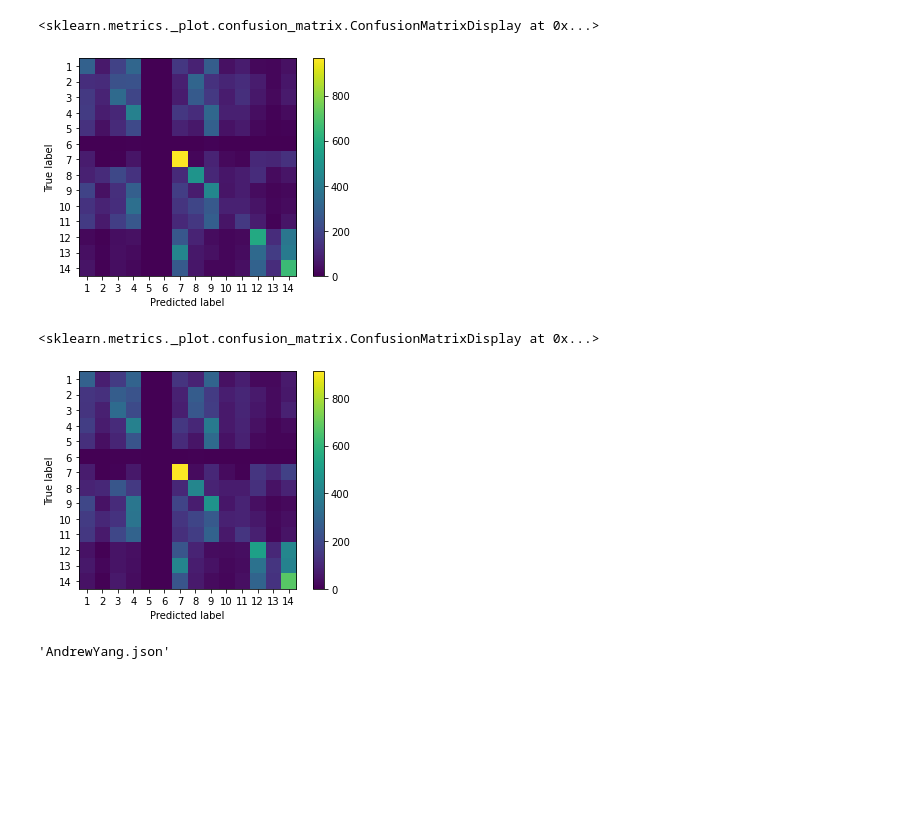
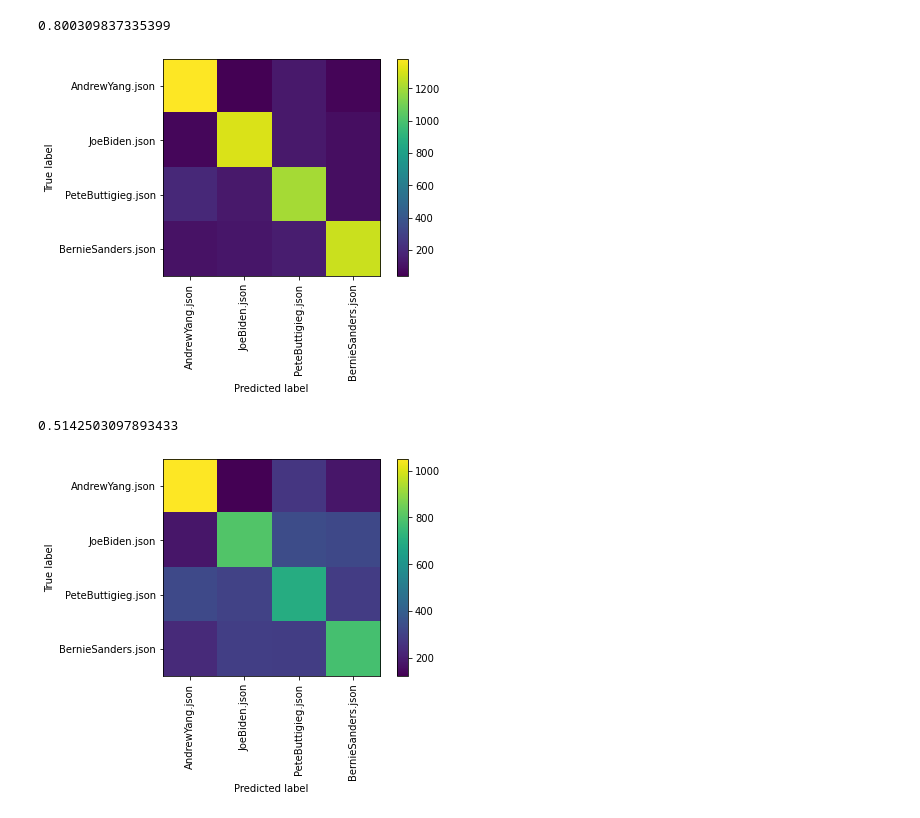
Before and after one commit to NLP4ALL/nlp4all, a Jupyter notebook: data_check.ipynb, the cells around one changed output. Drawn from its saved outputs; the diff is of its cells as text; code cells hidden in the pictures; blank space fills up the shorter version.

Commit message:
deal with new data + add language to cats

```diff
--- a/data_check.ipynb
+++ b/data_check.ipynb
@@ -28,7 +33,12 @@ from sklearn.metrics import plot_confusion_matrix
 
 from nlp4all.models import *
 # %%
-model_id = 1
+# getting a model from the db
+
+for model in D2VModel.query.all():
+    print(model.id, model.name)
+
+model_id = 5
 db_model = D2VModel.query.filter_by(id=model_id).first()
 model = db_model.load()
 db_model.name
@@ -37,9 +110,21 @@ db_model.name
 # %%
-tweet_cats = [1,2,3,4,5,6,7,8,9,10,11,12,13,14]
-tweets = Tweet.query.filter(Tweet.category.in_(tweet_cats)).all()
+# choose tweets for the analysis
 
-train_corpus = []
-for tweet in tweets:
-    train_corpus.append((tweet.text, [tweet.id]))
-print(len(train_corpus))
+full_cats = [1,2,3,4,5,6,7,8,9,10,11,12,13,14]
+danish_cats = [1,2,3,4,5,6,8,9,10,11]
+english_cats = [7,12,13,14]
+
+
+tweets_cats = english_cats
+tweets = Tweet.query.filter(Tweet.category.in_(tweets_cats)).all()
+tweets_ids = [tweet.id for tweet in tweets]
+
+print(len(tweets))
+print(len(tweets_ids))
+
+cats_name = []
+for cat in tweets_cats:
+    tweet_cat = TweetTagCategory.query.filter_by(id=cat).first()
+    print(tweet_cat.id, tweet_cat.name, '('+tweet_cat.language+')')
+    cats_name.append(tweet_cat.name)
 # %% [output]
@@ -74,5 +155,8 @@ plt.hist(x=y_test, bins='auto', color='#9ced66', alpha=0.7, rwidth=0.85)
 # %%
 # create and train an ANN (keras is not working because of tf pip compatibility)
-ANN = MLPClassifier(hidden_layer_sizes=[10,10], max_iter=1000, activation='logistic')
+ANN = MLPClassifier(hidden_layer_sizes=[10,10], max_iter=2000,
+                    activation='relu')
 ANN.fit(X_train, y_train)
+plt.plot(ANN.loss_curve_)
+plt.show()
 # %% [output]
@@ -80,14 +164,20 @@ MLPClassifier(activation='logistic', hidden_layer_sizes=[10, 10], max_iter=1000)
 # %%
-plot_confusion_matrix(ANN, X_train, y_train, include_values=False)
+# confusion matrix on training set
+accuracy = accuracy_score(y_train, ANN.predict(X_train))
+print(accuracy)
+plot_confusion_matrix(ANN, X_train, y_train, display_labels=cats_name, xticks_rotation='vertical',
+                      include_values=False)
+plt.savefig("image.png")
 # %% [output]
-<sklearn.metrics._plot.confusion_matrix.ConfusionMatrixDisplay at 0x...>
+0.800309837335399
-[figure, old version]
+[figure, new version]
 # %%
-plot_confusion_matrix(ANN, X_test, y_test, include_values=False)
+# confusion matrix on testing set
+accuracy = accuracy_score(y_test, ANN.predict(X_test))
+print(accuracy)
+plot_confusion_matrix(ANN, X_test, y_test, display_labels=cats_name, xticks_rotation='vertical',
+                      include_values=False)
+plt.savefig("danish_10-10_train.png")
 # %% [output]
-<sklearn.metrics._plot.confusion_matrix.ConfusionMatrixDisplay at 0x...>
+0.5142503097893433
-[figure, old version]
+[figure, new version]
-# %%
-TweetTagCategory.query.filter_by(id=7).first().name
-# %% [output]
-'AndrewYang.json'
```
Also changed, not shown: parts of 14 cells of this notebook, 2 other files.
